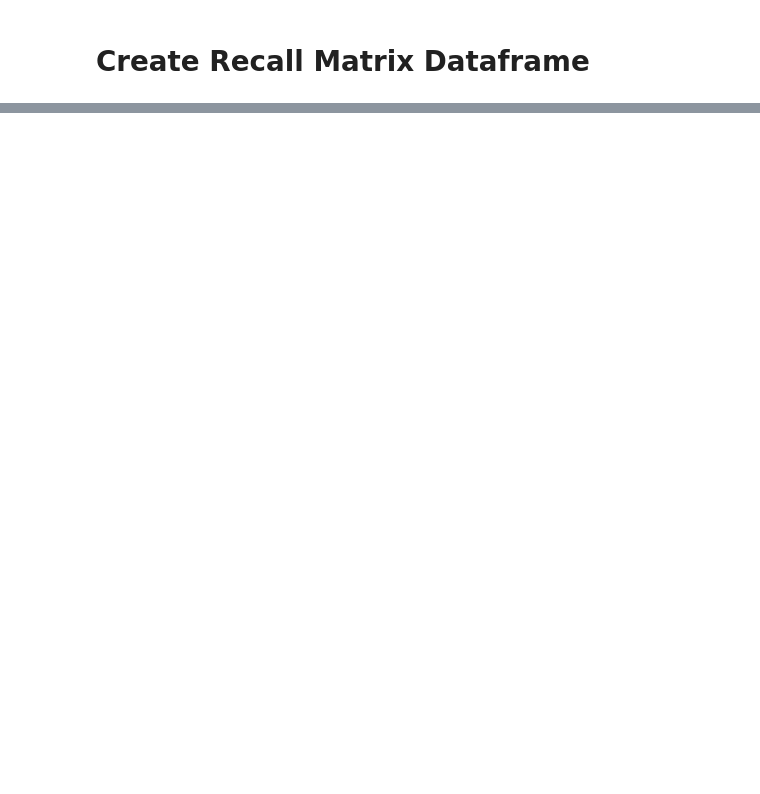
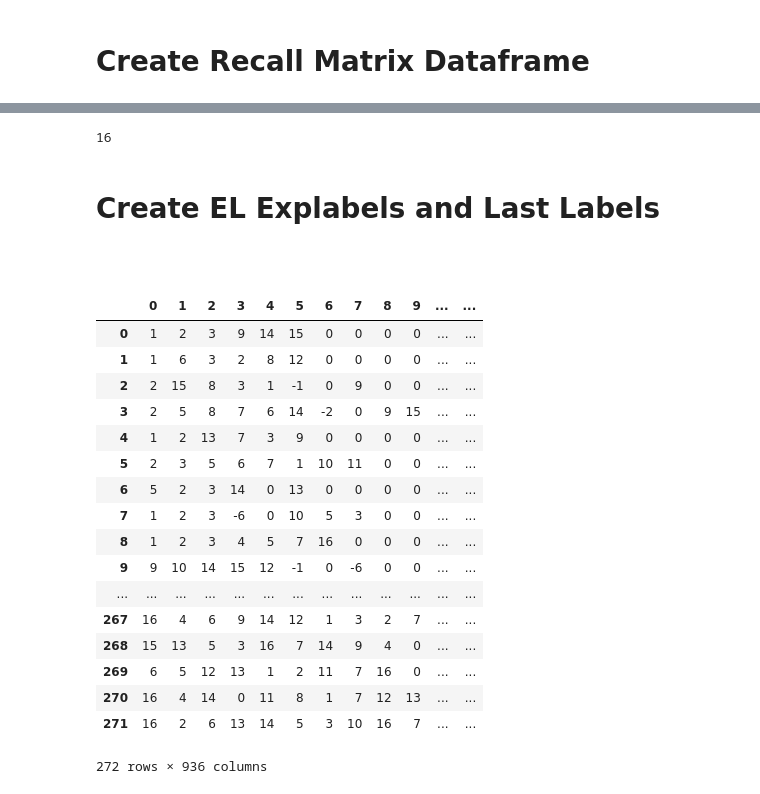
Before and after one commit to ContextLab/quail, a Jupyter notebook: pyrec/Pyro.ipynb, the cells around one changed output, grey strips where cells are left out. Drawn from its saved outputs; the diff is of its cells as text; code cells hidden in the pictures; blank space fills up the shorter version.

Commit message:
lists2pd and recall_matrix issues

```diff
--- a/pyrec/Pyro.ipynb
+++ b/pyrec/Pyro.ipynb
@@ -35,13 +35,13 @@ class Pyro(object):
     """
 
 
-    def __init__(self, pres=pd.DataFrame(), features=pd.DataFrame(), rec=pd.DataFrame(), meta={}):
+    def __init__(self, pres=pd.DataFrame(), rec=pd.DataFrame(), meta={}):#features=pd.DataFrame(),
 
         self.pres=pres
-        self.features=features
+        #self.features=features
         self.rec=rec
         self.meta=meta
-        self._recall_mtx = recall_matrix(self.pres, self.rec)
+        #self._recall_mtx = recall_matrix(self.pres, self.rec)
 # %%
 Pyro()
 # %% [output]
@@ -350,0 +387,5 @@ lists2rec_pd(all_presented, all_recalled)
+# %%
+data = Pyro(list2pd(all_presented), list2pd(all_recalled))
+print(len(list2pd(all_presented).loc[2]))
+# %% [output]
+16
@@ -350,0 +452,2 @@ lists2rec_pd(all_presented, all_recalled)
+# %% [markdown]
+<h1>Create EL Explabels and Last Labels</h1>
@@ -350,0 +456,23 @@ lists2rec_pd(all_presented, all_recalled)
+# %% [markdown]
+<h1></h1>
+# %%
+recall_matrix2(list2pd(all_presented), list2pd(all_recalled))
+# %% [output]
+|  | 0 | 1 | 2 | 3 | 4 | 5 | 6 | 7 | 8 | 9 | ... | ... |
+| 0 | 1 | 2 | 3 | 9 | 14 | 15 | 0 | 0 | 0 | 0 | ... | ... |
+| 1 | 1 | 6 | 3 | 2 | 8 | 12 | 0 | 0 | 0 | 0 | ... | ... |
+| 2 | 2 | 15 | 8 | 3 | 1 | -1 | 0 | 9 | 0 | 0 | ... | ... |
+| 3 | 2 | 5 | 8 | 7 | 6 | 14 | -2 | 0 | 9 | 15 | ... | ... |
+| 4 | 1 | 2 | 13 | 7 | 3 | 9 | 0 | 0 | 0 | 0 | ... | ... |
+| 5 | 2 | 3 | 5 | 6 | 7 | 1 | 10 | 11 | 0 | 0 | ... | ... |
+| 6 | 5 | 2 | 3 | 14 | 0 | 13 | 0 | 0 | 0 | 0 | ... | ... |
+| 7 | 1 | 2 | 3 | -6 | 0 | 10 | 5 | 3 | 0 | 0 | ... | ... |
+| 8 | 1 | 2 | 3 | 4 | 5 | 7 | 16 | 0 | 0 | 0 | ... | ... |
+| 9 | 9 | 10 | 14 | 15 | 12 | -1 | 0 | -6 | 0 | 0 | ... | ... |
+| ... | ... | ... | ... | ... | ... | ... | ... | ... | ... | ... | ... | ... |
+| 267 | 16 | 4 | 6 | 9 | 14 | 12 | 1 | 3 | 2 | 7 | ... | ... |
+| 268 | 15 | 13 | 5 | 3 | 16 | 7 | 14 | 9 | 4 | 0 | ... | ... |
+| 269 | 6 | 5 | 12 | 13 | 1 | 2 | 11 | 7 | 16 | 0 | ... | ... |
+| 270 | 16 | 4 | 14 | 0 | 11 | 8 | 1 | 7 | 12 | 13 | ... | ... |
+| 271 | 16 | 2 | 6 | 13 | 14 | 5 | 3 | 10 | 16 | 7 | ... | ... |
+272 rows × 936 columns
```
Also changed, not shown: parts of 7 cells of this notebook, 2 other files.
